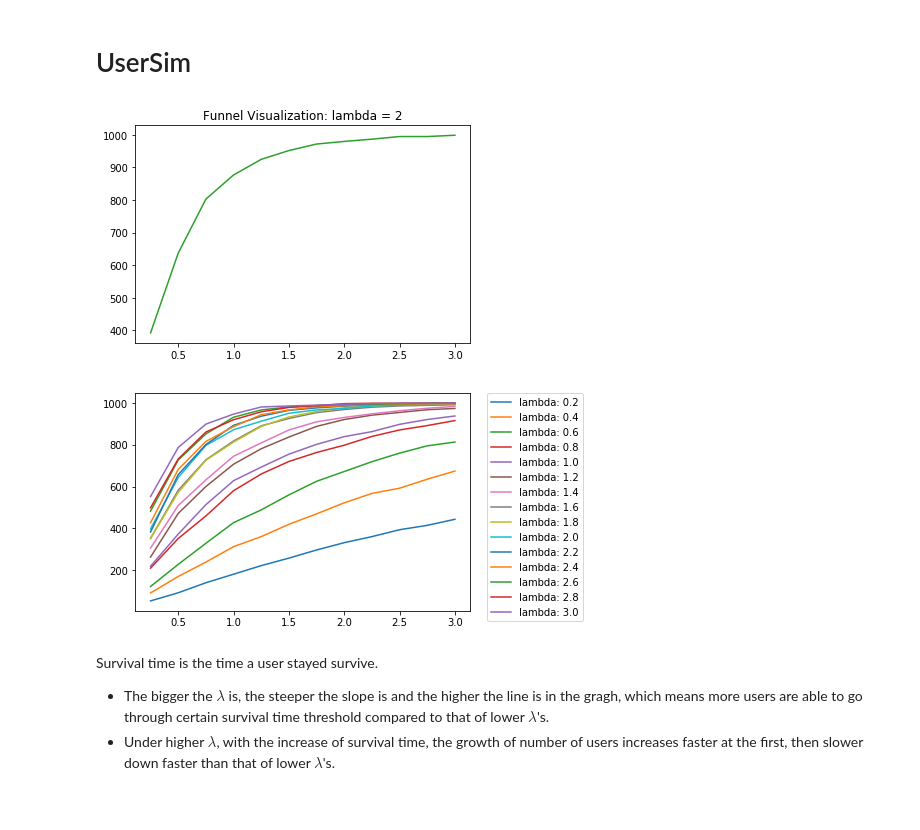
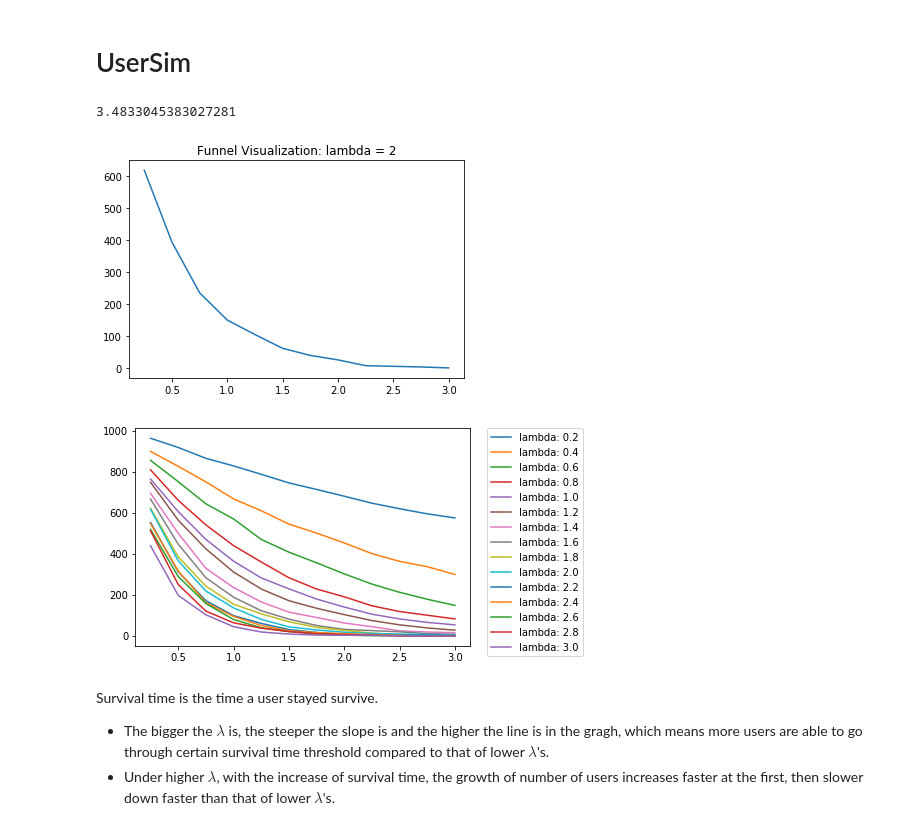
Before and after one commit to GongtingPeng/Funnel, a Jupyter notebook: Funnel.ipynb, the cells around one changed output. Drawn from its saved outputs; the diff is of its cells as text; code cells hidden in the pictures.

```diff
--- a/Funnel.ipynb
+++ b/Funnel.ipynb
@@ -10,34 +10,38 @@ def UserSim(n, my_lambda):
 # %%
 my_sim = UserSim(1000, 2)
 my_cum = np.cumsum(my_sim)
+# %%
+max(my_sim)
+# %% [output]
+3.4833045383027281
 # %%
 x = [0.25,0.5,0.75,1,
      1.25,1.5,1.75,2,2.25,2.5,2.75,3]
 # %%
 y = []
 for i in x:
-    num = np.sum(my_sim <= i)
+    num = np.sum(my_sim >= i)
     y.append(num)
 # %%
 plt.plot(x,y)
 plt.title('Funnel Visualization: lambda = 2')
 plt.show()
 # %% [output]
-[figure, old version]
+[figure, new version]
 # %%
 lambdas = list(np.round(np.arange(0.2,3.2,0.2),2))
 # %%
 for l in lambdas:
     my_sim = UserSim(1000,l)
     y = []
     for i in x:
-        num = np.sum(my_sim <= i)
+        num = np.sum(my_sim >= i)
         y.append(num)
     plt.plot(x,y, label = 'lambda: {}'.format(l))
 plt.legend(bbox_to_anchor=(1.05, 1), loc=2, borderaxespad=0.)
 plt.show()
 # %% [output]
-[figure, old version]
+[figure, new version]
 # %% [markdown]
 Survival time is the time a user stayed survive.
 
```
